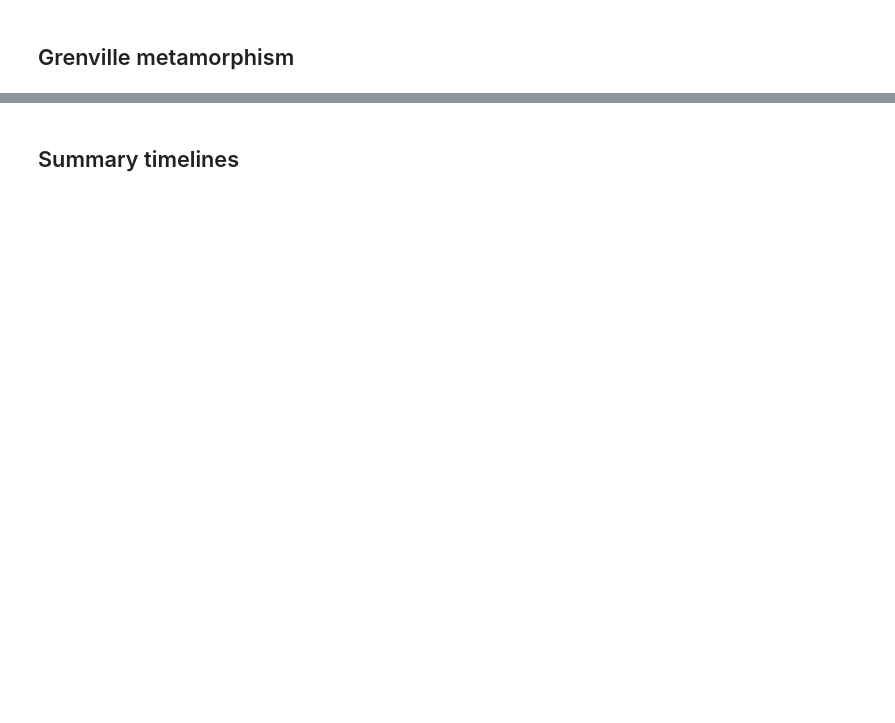
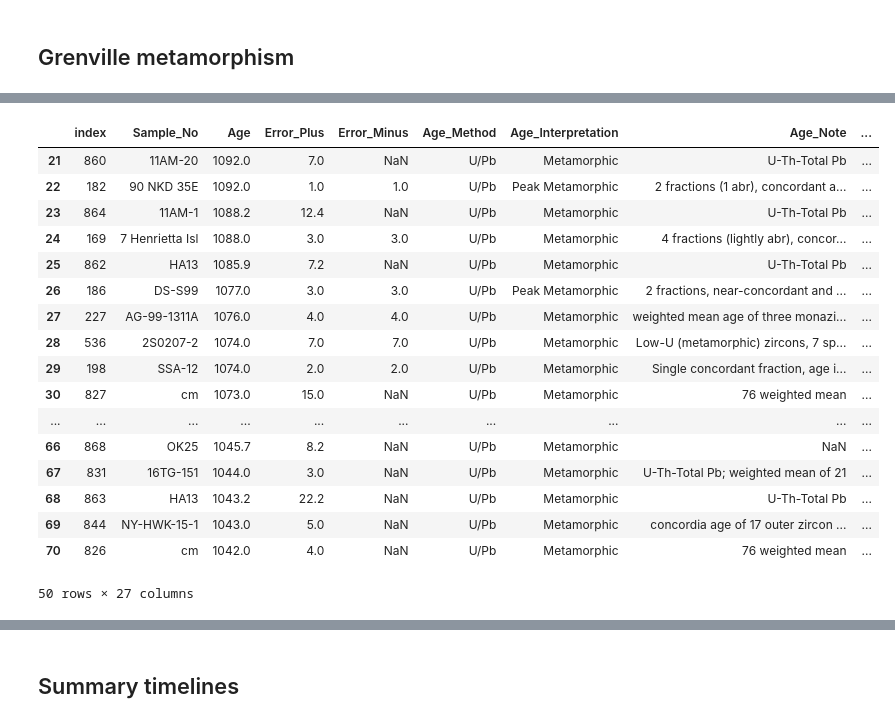
Before and after one commit to Swanson-Hysell/Mesoproterozoic_Turning_Point, a Jupyter notebook: geochronology/Mesoprot_geochron.ipynb, the cells around one changed output, grey strips where cells are left out. Drawn from its saved outputs; the diff is of its cells as text; code cells hidden in the pictures; blank space fills up the shorter version.

```diff
--- a/geochronology/Mesoprot_geochron.ipynb
+++ b/geochronology/Mesoprot_geochron.ipynb
@@ -538,6 +538,27 @@ Grenville_dates_z =  Grenville_dates_m_z[(Grenville_dates_m_z.Age_Material == 'Z
 # %%
 Grenville_dates_m_z_Gren = Grenville_dates_m_z[Grenville_dates_m_z.Age < 1100 ]
 Grenville_dates_m_z_Shaw = Grenville_dates_m_z[Grenville_dates_m_z.Age > 1140]
+# %%
+Grenville_dates_m_z_Gren.head(50)
+# %% [output]
+|  | index | Sample_No | Age | Error_Plus | Error_Minus | Age_Method | Age_Interpretation | Age_Note | ... |
+| 21 | 860 | 11AM-20 | 1092.0 | 7.0 | NaN | U/Pb | Metamorphic | U-Th-Total Pb | ... |
+| 22 | 182 | 90 NKD 35E | 1092.0 | 1.0 | 1.0 | U/Pb | Peak Metamorphic | 2 fractions (1 abr), concordant a... | ... |
+| 23 | 864 | 11AM-1 | 1088.2 | 12.4 | NaN | U/Pb | Metamorphic | U-Th-Total Pb | ... |
+| 24 | 169 | 7 Henrietta Isl | 1088.0 | 3.0 | 3.0 | U/Pb | Metamorphic | 4 fractions (lightly abr), concor... | ... |
+| 25 | 862 | HA13 | 1085.9 | 7.2 | NaN | U/Pb | Metamorphic | U-Th-Total Pb | ... |
+| 26 | 186 | DS-S99 | 1077.0 | 3.0 | 3.0 | U/Pb | Peak Metamorphic | 2 fractions, near-concordant and ... | ... |
+| 27 | 227 | AG-99-1311A | 1076.0 | 4.0 | 4.0 | U/Pb | Metamorphic | weighted mean age of three monazi... | ... |
+| 28 | 536 | 2S0207-2 | 1074.0 | 7.0 | 7.0 | U/Pb | Metamorphic | Low-U (metamorphic) zircons, 7 sp... | ... |
+| 29 | 198 | SSA-12 | 1074.0 | 2.0 | 2.0 | U/Pb | Metamorphic | Single concordant fraction, age i... | ... |
+| 30 | 827 | cm | 1073.0 | 15.0 | NaN | U/Pb | Metamorphic | 76 weighted mean | ... |
+| ... | ... | ... | ... | ... | ... | ... | ... | ... | ... |
+| 66 | 868 | OK25 | 1045.7 | 8.2 | NaN | U/Pb | Metamorphic | NaN | ... |
+| 67 | 831 | 16TG-151 | 1044.0 | 3.0 | NaN | U/Pb | Metamorphic | U-Th-Total Pb; weighted mean of 21 | ... |
+| 68 | 863 | HA13 | 1043.2 | 22.2 | NaN | U/Pb | Metamorphic | U-Th-Total Pb | ... |
+| 69 | 844 | NY-HWK-15-1 | 1043.0 | 5.0 | NaN | U/Pb | Metamorphic | concordia age of 17 outer zircon ... | ... |
+| 70 | 826 | cm | 1042.0 | 4.0 | NaN | U/Pb | Metamorphic | 76 weighted mean | ... |
+50 rows × 27 columns
 # %%
 fig = plt.figure(figsize=(6,6))
 spec = gridspec.GridSpec(ncols=1, nrows=3,
```
Also changed, not shown: parts of 12 cells of this notebook, 14 other files.
